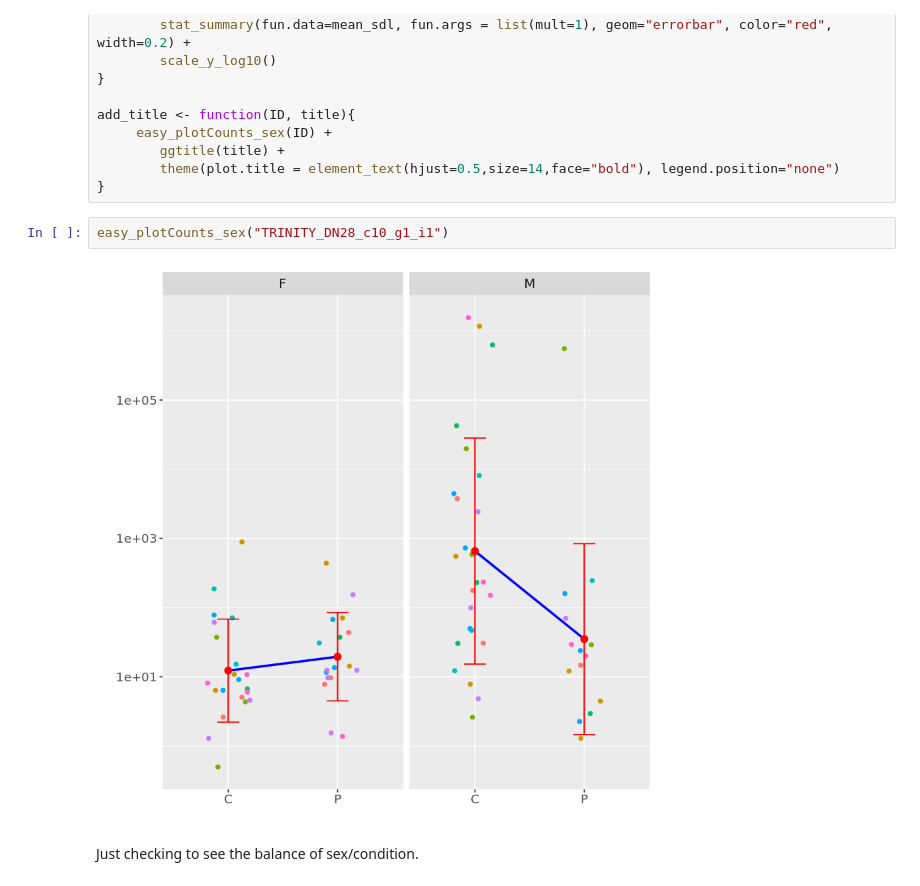
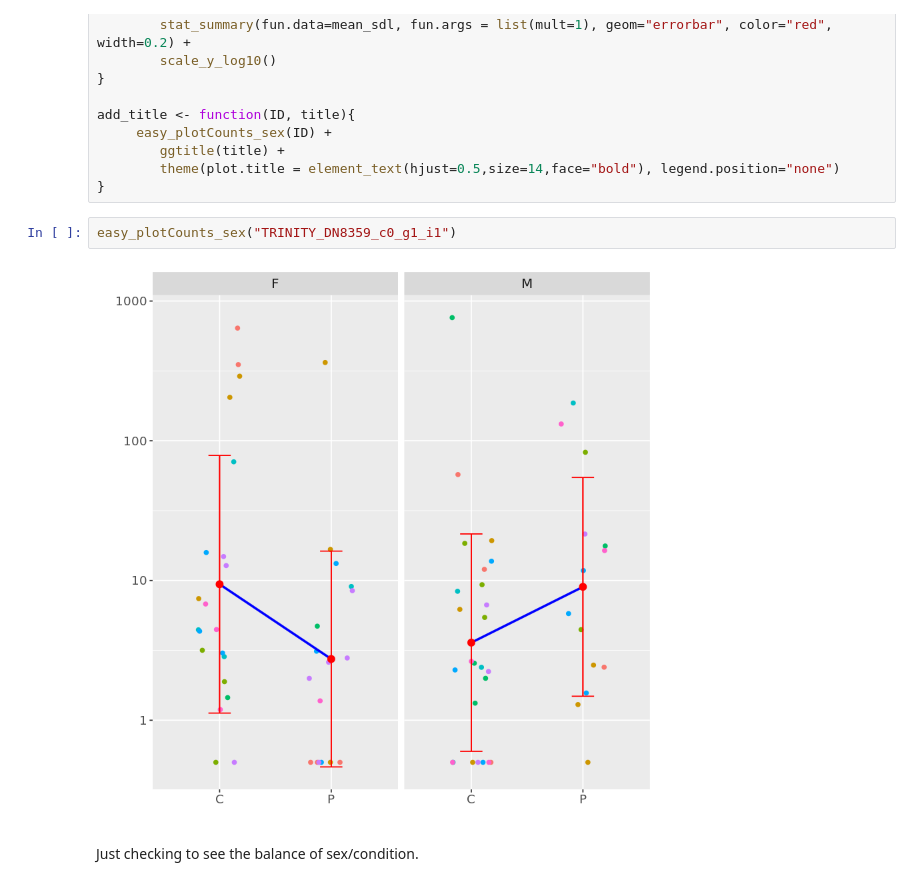
Before and after one commit to tepoltlab/RhithroLoxo_DE, a Jupyter notebook: juptyer_notebooks/DESeq2_RhithroLoxo.ipynb, the cells around one changed output. Saved outputs shown, nothing was run; the diff lists cells and outputs as text.

```diff
--- a/juptyer_notebooks/DESeq2_RhithroLoxo.ipynb
+++ b/juptyer_notebooks/DESeq2_RhithroLoxo.ipynb
@@ -807,9 +804,9 @@ add_title <- function(ID, title){
         theme(plot.title = element_text(hjust=0.5,size=14,face="bold"), legend.position="none")
 }
 # %%
-easy_plotCounts_sex("TRINITY_DN28_c10_g1_i1")
+easy_plotCounts_sex("TRINITY_DN8359_c0_g1_i1")
 # %% [output]
-[figure, old version]
+[figure, new version]
 # %% [markdown]
 Just checking to see the balance of sex/condition.
 # %%
```
Also changed, not shown: parts of 9 cells of this notebook, 2 other files.
